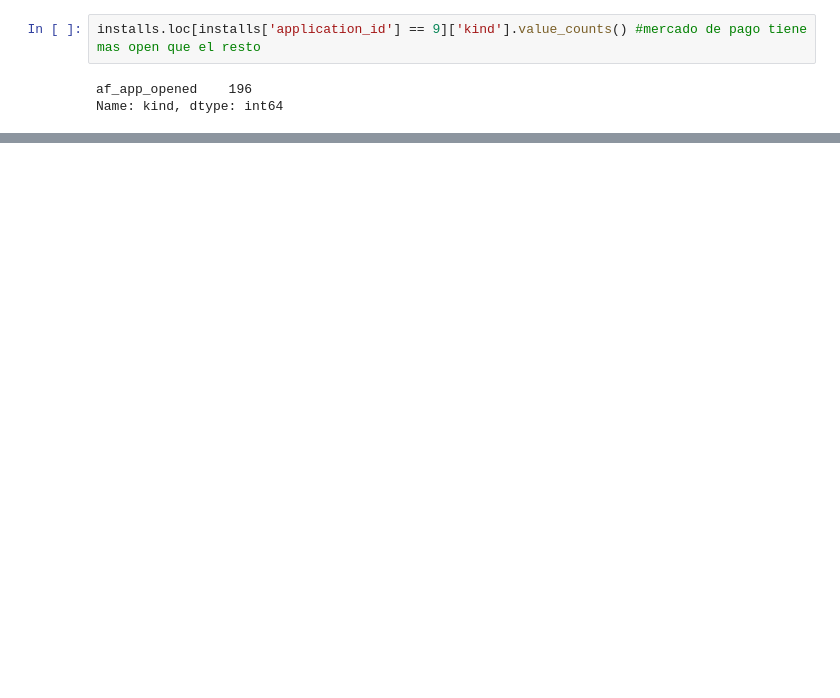
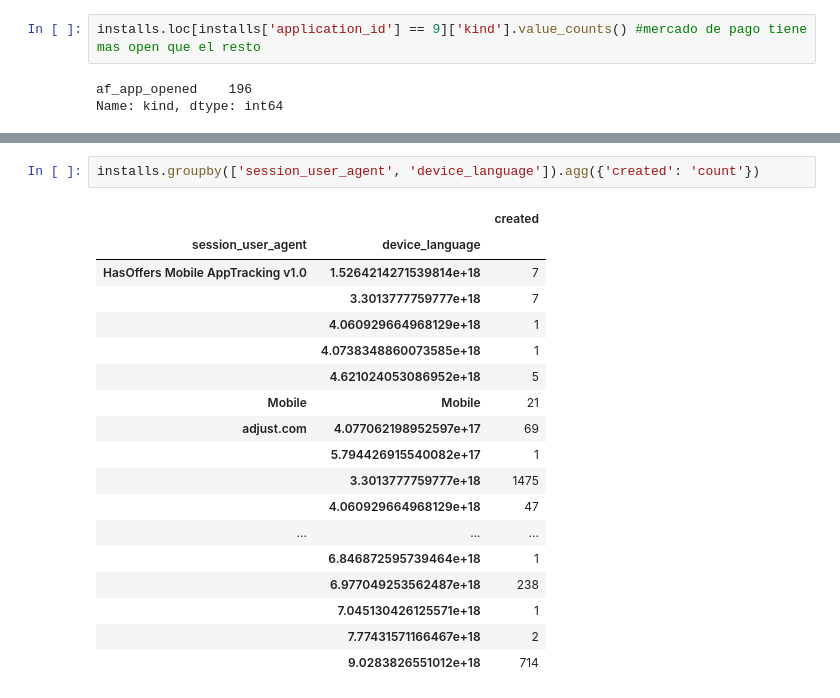
Before and after one commit to Elianagam/orgaDatosTp1, a Jupyter notebook: prueba_installs.ipynb, the cells around one changed output, grey strips where cells are left out. Drawn from its saved outputs; the diff is of its cells as text; blank space fills up the shorter version.

```diff
--- a/prueba_installs.ipynb
+++ b/prueba_installs.ipynb
@@ -283,0 +310,21 @@ Name: kind, dtype: int64
+# %%
+installs.groupby(['session_user_agent', 'device_language']).agg({'created': 'count'})
+# %% [output]
+|  |  | created |
+| session_user_agent | device_language |  |
+| HasOffers Mobile AppTracking v1.0 | 1.5264214271539814e+18 | 7 |
+|  | 3.3013777759777e+18 | 7 |
+|  | 4.060929664968129e+18 | 1 |
+|  | 4.0738348860073585e+18 | 1 |
+|  | 4.621024053086952e+18 | 5 |
+| Mobile | Mobile | 21 |
+| adjust.com | 4.077062198952597e+17 | 69 |
+|  | 5.794426915540082e+17 | 1 |
+|  | 3.3013777759777e+18 | 1475 |
+|  | 4.060929664968129e+18 | 47 |
+| ... | ... | ... |
+|  | 6.846872595739464e+18 | 1 |
+|  | 6.977049253562487e+18 | 238 |
+|  | 7.045130426125571e+18 | 1 |
+|  | 7.77431571166467e+18 | 2 |
+|  | 9.0283826551012e+18 | 714 |
```
Also changed, not shown: parts of 10 cells of this notebook, 1 other file.
